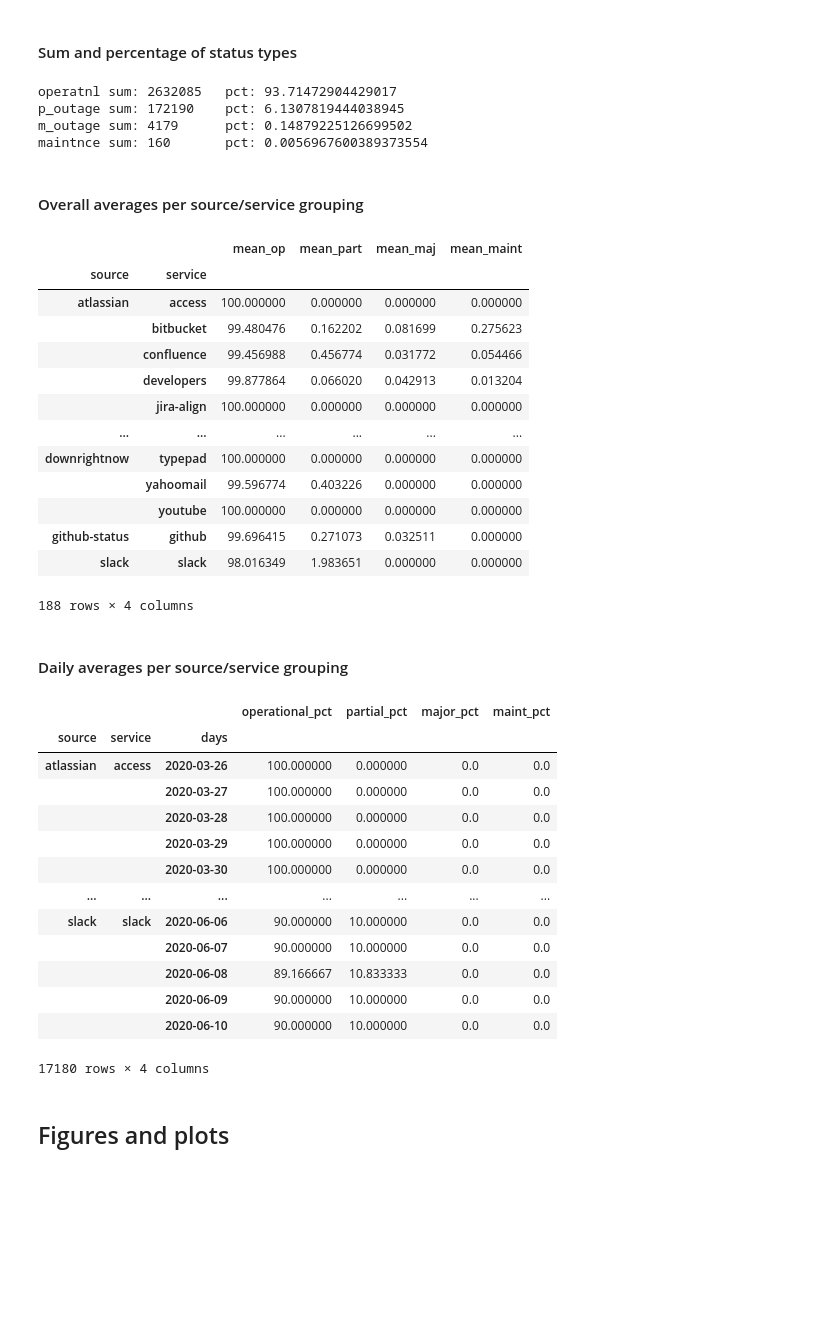
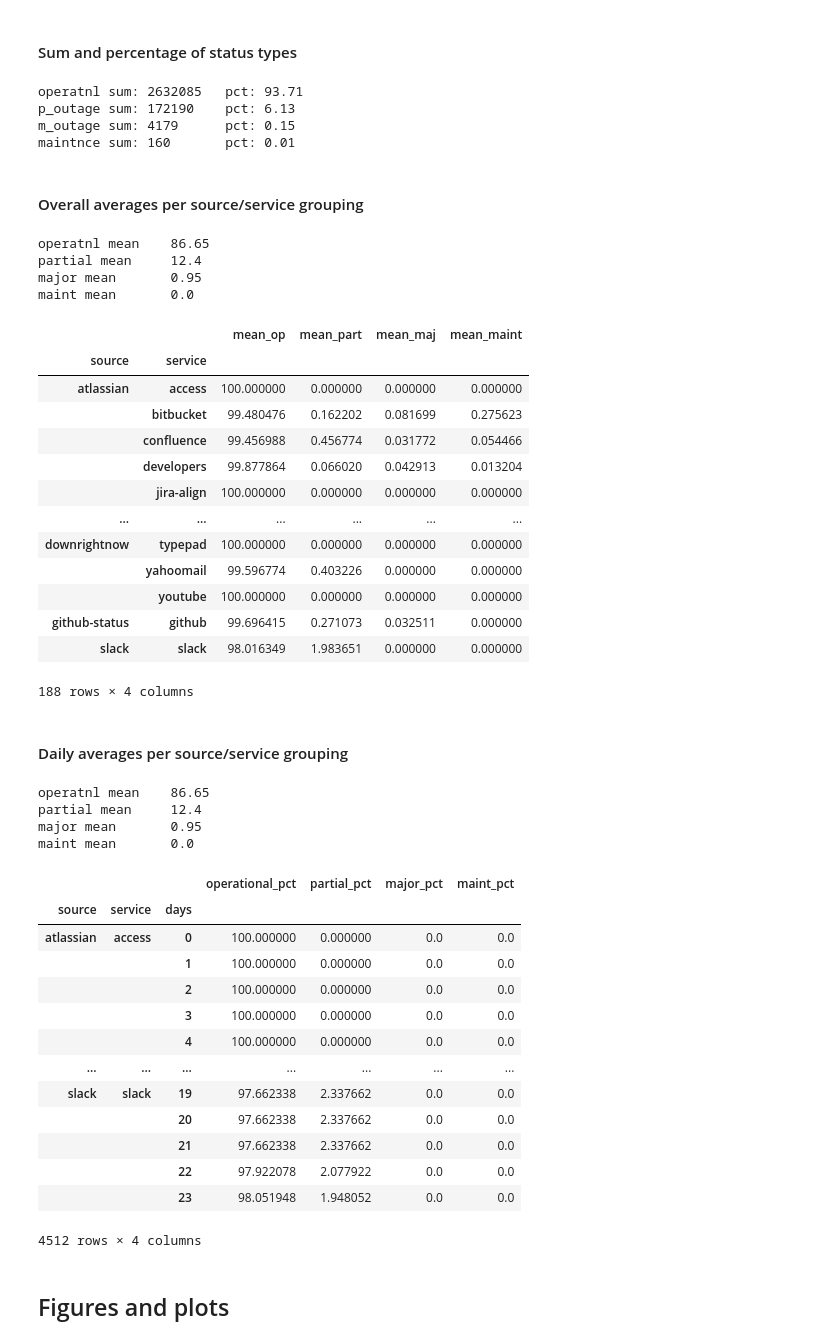
Before and after one commit to shanemin/thesis-msc-cloud-failures, a Jupyter notebook: scripts/stats/analysis.ipynb, the cells around one changed output. Saved outputs shown, nothing was run; the diff lists cells and outputs as text; code cells hidden in the pictures; blank space fills up the shorter version.

```diff
--- a/scripts/stats/analysis.ipynb
+++ b/scripts/stats/analysis.ipynb
@@ -111,21 +112,29 @@ maintenance_sum = df['maint_count'].sum()
 
 total_sum = operational_sum + partial_outage_sum + major_outage_sum + maintenance_sum
 
-print('operatnl sum:', operational_sum, '\tpct:', operational_sum/total_sum*100)
-print('p_outage sum:', partial_outage_sum, '\tpct:', partial_outage_sum/total_sum*100)
-print('m_outage sum:', major_outage_sum, '\tpct:', major_outage_sum/total_sum*100)
-print('maintnce sum:', maintenance_sum, '\tpct:', maintenance_sum/total_sum*100)
+print('operatnl sum:', operational_sum, '\tpct:', round(operational_sum/total_sum*100, 2))
+print('p_outage sum:', partial_outage_sum, '\tpct:', round(partial_outage_sum/total_sum*100, 2))
+print('m_outage sum:', major_outage_sum, '\tpct:', round(major_outage_sum/total_sum*100, 2))
+print('maintnce sum:', maintenance_sum, '\tpct:', round(maintenance_sum/total_sum*100, 2))
 # %% [output]
-operatnl sum: 2632085   pct: 93.71472904429017
-p_outage sum: 172190    pct: 6.1307819444038945
-m_outage sum: 4179      pct: 0.14879225126699502
-maintnce sum: 160       pct: 0.0056967600389373554
+operatnl sum: 2632085   pct: 93.71
+p_outage sum: 172190    pct: 6.13
+m_outage sum: 4179      pct: 0.15
+maintnce sum: 160       pct: 0.01
 # %% [markdown]
 #### Overall averages per source/service grouping
 # %%
 df_mean = df.groupby(['source','service']).agg(mean_op=('operational_pct',np.mean), mean_part=('partial_pct',np.mean), mean_maj=('major_pct',np.mean), mean_maint=('maint_pct',np.mean))
+print('operatnl mean\t', round(df_mean['mean_op'].mean(), 2))
+print('partial mean\t', round(df_mean['mean_part'].mean(), 2))
+print('major mean\t', round(df_mean['mean_maj'].mean(), 2))
+print('maint mean\t', round(df_mean['mean_maint'].mean(), 2))
 df_mean
 # %% [output]
+operatnl mean    86.65
+partial mean     12.4
+major mean       0.95
+maint mean       0.0
 |  |  | mean_op | mean_part | mean_maj | mean_maint |
 | source | service |  |  |  |  |
 | atlassian | access | 100.000000 | 0.000000 | 0.000000 | 0.000000 |
@@ -139,28 +148,36 @@ df_mean
 |  | youtube | 100.000000 | 0.000000 | 0.000000 | 0.000000 |
 | github-status | github | 99.696415 | 0.271073 | 0.032511 | 0.000000 |
 | slack | slack | 98.016349 | 1.983651 | 0.000000 | 0.000000 |
-188 rows × 4 columns
+188 rows × 4 columns
 # %% [markdown]
 #### Daily averages per source/service grouping
 # %%
-df['days'] = df.timestamp_dir.dt.date
+df['hours'] = df.timestamp_dir.dt.hour
 df_grp = df.groupby(['source','service','days']).agg({'operational_pct': 'mean', 'partial_pct': 'mean', 'major_pct': 'mean', 'maint_pct': 'mean'})
+print('operatnl mean\t', round(df_grp['operational_pct'].mean(), 2))
+print('partial mean\t', round(df_grp['partial_pct'].mean(), 2))
+print('major mean\t', round(df_grp['major_pct'].mean(), 2))
+print('maint mean\t', round(df_grp['maint_pct'].mean(), 2))
 df_grp
 # %% [output]
+operatnl mean    86.65
+partial mean     12.4
+major mean       0.95
+maint mean       0.0
 |  |  |  | operational_pct | partial_pct | major_pct | maint_pct |
 | source | service | days |  |  |  |  |
-| atlassian | access | 2020-03-26 | 100.000000 | 0.000000 | 0.0 | 0.0 |
-|  |  | 2020-03-27 | 100.000000 | 0.000000 | 0.0 | 0.0 |
-|  |  | 2020-03-28 | 100.000000 | 0.000000 | 0.0 | 0.0 |
-|  |  | 2020-03-29 | 100.000000 | 0.000000 | 0.0 | 0.0 |
-|  |  | 2020-03-30 | 100.000000 | 0.000000 | 0.0 | 0.0 |
+| atlassian | access | 0 | 100.000000 | 0.000000 | 0.0 | 0.0 |
+|  |  | 1 | 100.000000 | 0.000000 | 0.0 | 0.0 |
+|  |  | 2 | 100.000000 | 0.000000 | 0.0 | 0.0 |
+|  |  | 3 | 100.000000 | 0.000000 | 0.0 | 0.0 |
+|  |  | 4 | 100.000000 | 0.000000 | 0.0 | 0.0 |
 | ... | ... | ... | ... | ... | ... | ... |
-| slack | slack | 2020-06-06 | 90.000000 | 10.000000 | 0.0 | 0.0 |
-|  |  | 2020-06-07 | 90.000000 | 10.000000 | 0.0 | 0.0 |
-|  |  | 2020-06-08 | 89.166667 | 10.833333 | 0.0 | 0.0 |
-|  |  | 2020-06-09 | 90.000000 | 10.000000 | 0.0 | 0.0 |
-|  |  | 2020-06-10 | 90.000000 | 10.000000 | 0.0 | 0.0 |
+| slack | slack | 19 | 97.662338 | 2.337662 | 0.0 | 0.0 |
+|  |  | 20 | 97.662338 | 2.337662 | 0.0 | 0.0 |
+|  |  | 21 | 97.662338 | 2.337662 | 0.0 | 0.0 |
+|  |  | 22 | 97.922078 | 2.077922 | 0.0 | 0.0 |
+|  |  | 23 | 98.051948 | 1.948052 | 0.0 | 0.0 |
-17180 rows × 4 columns
+4512 rows × 4 columns
 # %% [markdown]
 ## Figures and plots
 # %%
```
Also changed, not shown: parts of 16 cells of this notebook.
